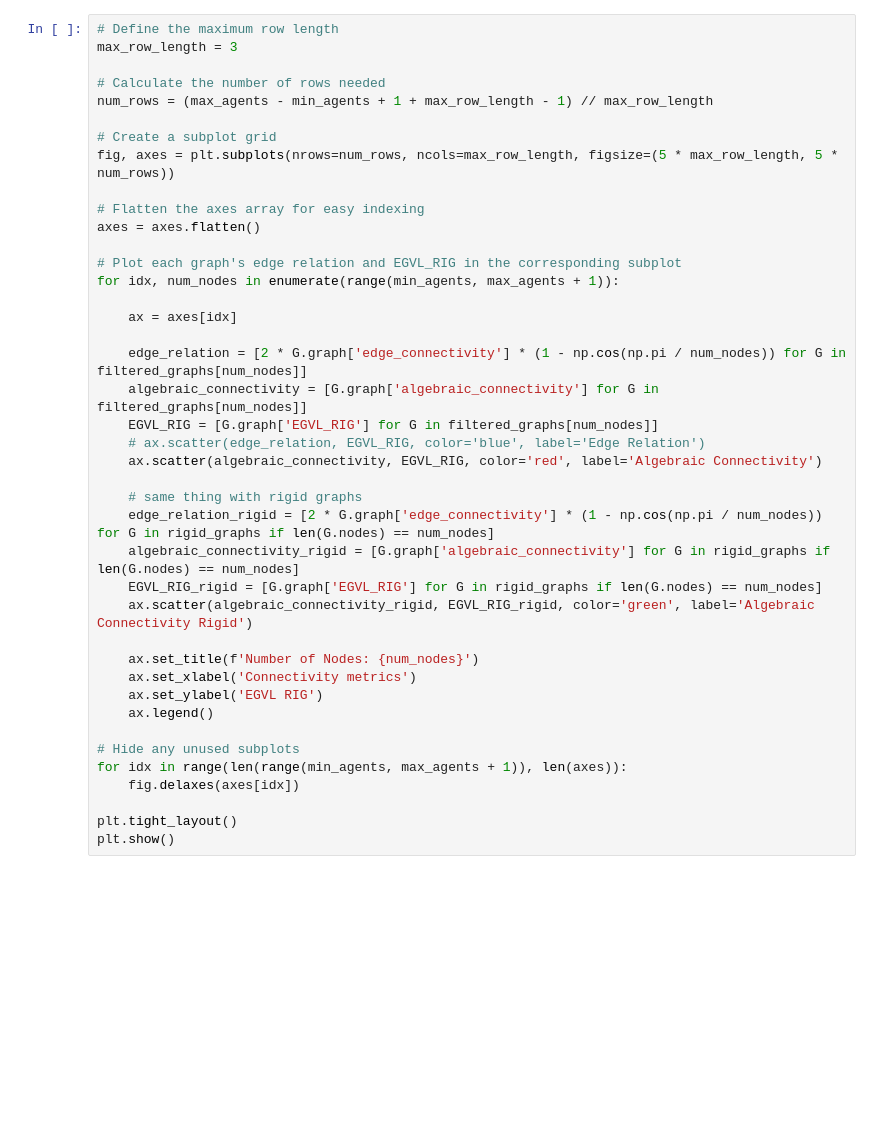
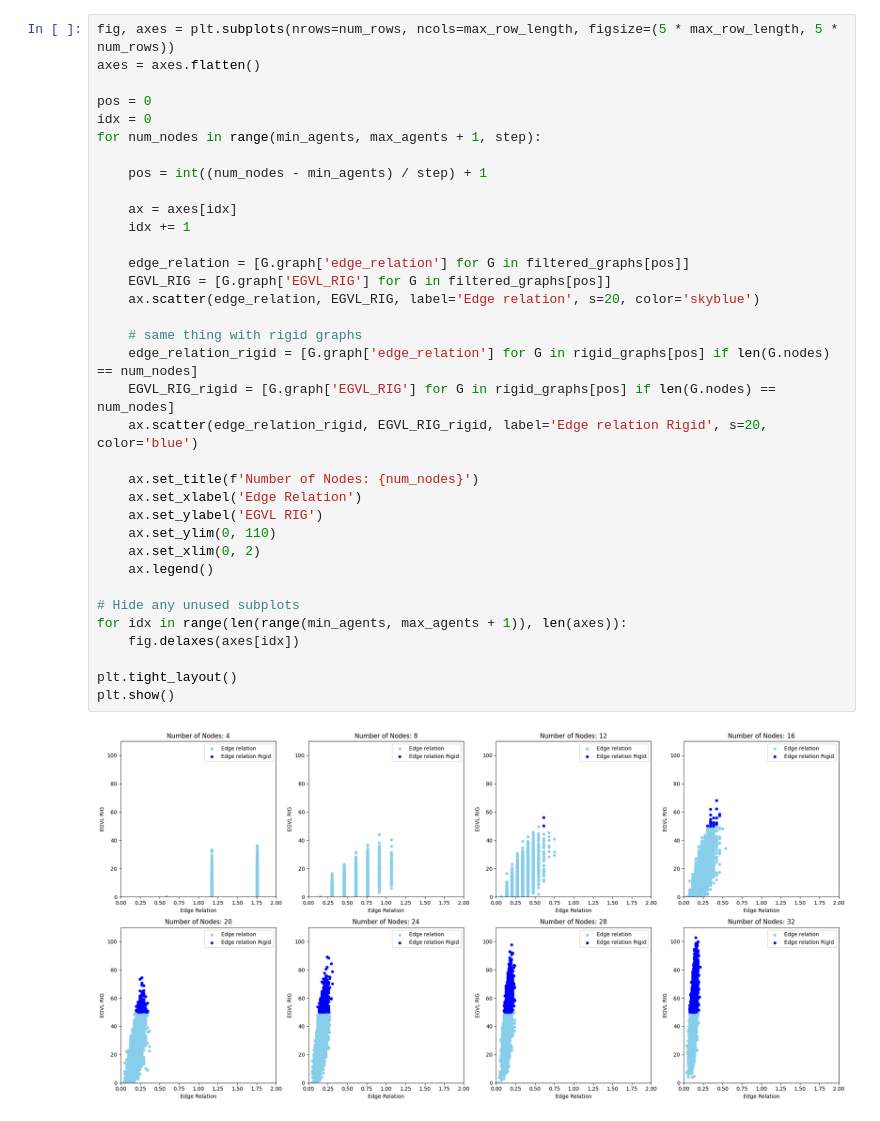
Before and after one commit to CearLab/ActiveLoc, a Jupyter notebook: rigidity_python/clutter/scratchpad.ipynb, the cells around one changed output. Drawn from its saved outputs; the diff is of its cells as text; blank space fills up the shorter version.

```diff
--- a/rigidity_python/clutter/scratchpad.ipynb
+++ b/rigidity_python/clutter/scratchpad.ipynb
@@ -206,41 +152,37 @@ plt.show()
 # %%
-# Define the maximum row length
-max_row_length = 3
-
-# Calculate the number of rows needed
-num_rows = (max_agents - min_agents + 1 + max_row_length - 1) // max_row_length
-
-# Create a subplot grid
 fig, axes = plt.subplots(nrows=num_rows, ncols=max_row_length, figsize=(5 * max_row_length, 5 * num_rows))
-
-# Flatten the axes array for easy indexing
 axes = axes.flatten()
 
-# Plot each graph's edge relation and EGVL_RIG in the corresponding subplot
-for idx, num_nodes in enumerate(range(min_agents, max_agents + 1)):
+pos = 0
+idx = 0
+for num_nodes in range(min_agents, max_agents + 1, step):
+
+    pos = int((num_nodes - min_agents) / step) + 1
 
     ax = axes[idx]
+    idx += 1
 
-    edge_relation = [2 * G.graph['edge_connectivity'] * (1 - np.cos(np.pi / num_nodes)) for G in filtered_graphs[num_nodes]]
-    algebraic_connectivity = [G.graph['algebraic_connectivity'] for G in filtered_graphs[num_nodes]]
-    EGVL_RIG = [G.graph['EGVL_RIG'] for G in filtered_graphs[num_nodes]]
-    # ax.scatter(edge_relation, EGVL_RIG, color='blue', label='Edge Relation')
-    ax.scatter(algebraic_connectivity, EGVL_RIG, color='red', label='Algebraic Connectivity')
+    edge_relation = [G.graph['edge_relation'] for G in filtered_graphs[pos]]
+    EGVL_RIG = [G.graph['EGVL_RIG'] for G in filtered_graphs[pos]]
+    ax.scatter(edge_relation, EGVL_RIG, label='Edge relation', s=20, color='skyblue')
 
     # same thing with rigid graphs
-    edge_relation_rigid = [2 * G.graph['edge_connectivity'] * (1 - np.cos(np.pi / num_nodes)) for G in rigid_graphs if len(G.nodes) == num_nodes]
-    algebraic_connectivity_rigid = [G.graph['algebraic_connectivity'] for G in rigid_graphs if len(G.nodes) == num_nodes]
-    EGVL_RIG_rigid = [G.graph['EGVL_RIG'] for G in rigid_graphs if len(G.nodes) == num_nodes]
-    ax.scatter(algebraic_connectivity_rigid, EGVL_RIG_rigid, color='green', label='Algebraic Connectivity Rigid')
+    edge_relation_rigid = [G.graph['edge_relation'] for G in rigid_graphs[pos] if len(G.nodes) == num_nodes]
+    EGVL_RIG_rigid = [G.graph['EGVL_RIG'] for G in rigid_graphs[pos] if len(G.nodes) == num_nodes]
+    ax.scatter(edge_relation_rigid, EGVL_RIG_rigid, label='Edge relation Rigid', s=20, color='blue')
 
     ax.set_title(f'Number of Nodes: {num_nodes}')
-    ax.set_xlabel('Connectivity metrics')
+    ax.set_xlabel('Edge Relation')
     ax.set_ylabel('EGVL RIG')
+    ax.set_ylim(0, 110)
+    ax.set_xlim(0, 2)
     ax.legend()
 
 # Hide any unused subplots
 for idx in range(len(range(min_agents, max_agents + 1)), len(axes)):
     fig.delaxes(axes[idx])
 
 plt.tight_layout()
 plt.show()
+# %% [output]
+[figure, added]
```
Also changed, not shown: parts of 13 cells of this notebook, 8 other files.
